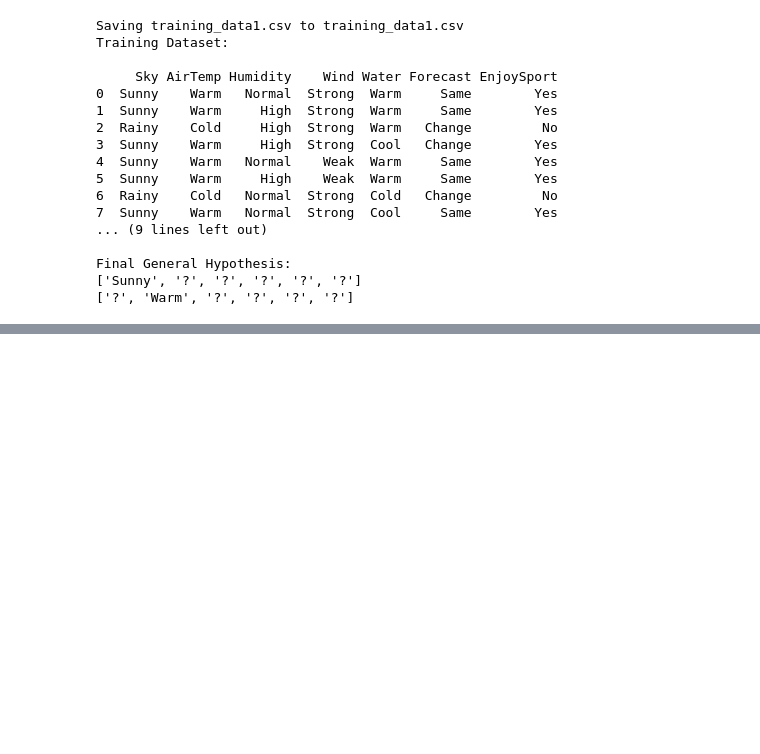
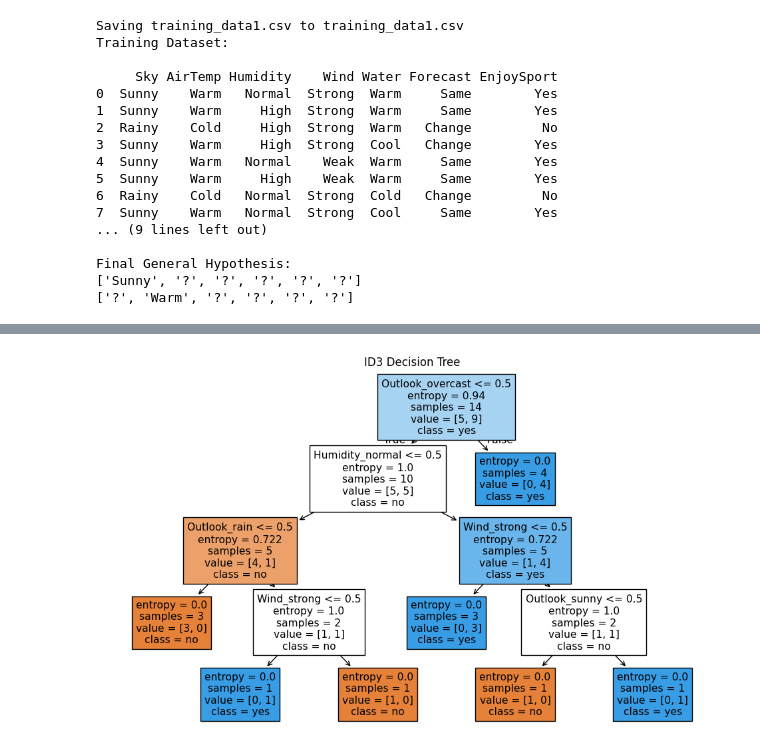
Before and after one commit to Vickramabharathi/MLA0204-Fundamentals-of-Machine-Learning, a Jupyter notebook: Practical_Problems_Outputs.ipynb, the cells around one changed output, grey strips where cells are left out. Drawn from its saved outputs; the diff is of its cells as text; code cells hidden in the pictures; blank space fills up the shorter version.

```diff
--- a/Practical_Problems_Outputs.ipynb
+++ b/Practical_Problems_Outputs.ipynb
@@ -136,0 +139,88 @@ Final General Hypothesis:
+# %%
+import pandas as pd
+import math
+from collections import Counter
+from sklearn.tree import DecisionTreeClassifier, plot_tree
+from sklearn.metrics import accuracy_score
+import matplotlib.pyplot as plt
+
+data = pd.read_csv("play_tennis.csv")
+
+def entropy(target):
+    values = Counter(target)
+    total = len(target)
+    ent = 0
+
+    for count in values.values():
+        p = count / total
+        ent -= p * math.log2(p)
+
+    return ent
+
+def information_gain(data, attribute, target):
+    total_entropy = entropy(data[target])
+    weighted_entropy = 0
+
+    for value in data[attribute].unique():
+        subset = data[data[attribute] == value]
+        weighted_entropy += (len(subset) / len(data)) * entropy(subset[target])
+
+    return total_entropy - weighted_entropy
+
+target = "Target"
+
+print("Dataset:")
+print(data)
+
+print("\nInformation Gain:")
+
+for column in data.columns:
+    if column != target:
+        gain = information_gain(data, column, target)
+        print(column, "=", round(gain, 4))
+
+X = data.drop(target, axis=1)
+y = data[target]
+
+X = pd.get_dummies(X)
+
+model = DecisionTreeClassifier(
+    criterion="entropy",
+    random_state=42
+)
+
+model.fit(X, y)
+
+new_sample = pd.DataFrame({
+    "Outlook": ["sunny"],
+    "Temperature": ["cool"],
+    "Humidity": ["high"],
+    "Wind": ["strong"]
+})
+
+new_sample = pd.get_dummies(new_sample)
+new_sample = new_sample.reindex(columns=X.columns, fill_value=False)
+
+prediction = model.predict(new_sample)
+
+print("\nNew Sample:")
+print(new_sample)
+
+print("\nPredicted Class:", prediction[0])
+
+accuracy = accuracy_score(y, model.predict(X))
+
+print("\nAccuracy:", round(accuracy * 100, 2), "%")
+
+plt.figure(figsize=(12, 7))
+
+plot_tree(
+    model,
+    feature_names=X.columns,
+    class_names=model.classes_,
+    filled=True
+)
+
+plt.title("ID3 Decision Tree")
+plt.show()
+# %% [output]
@@ -136,0 +244 @@ Final General Hypothesis:
+[figure, added]
```
Also changed, not shown: parts of 2 cells of this notebook.
